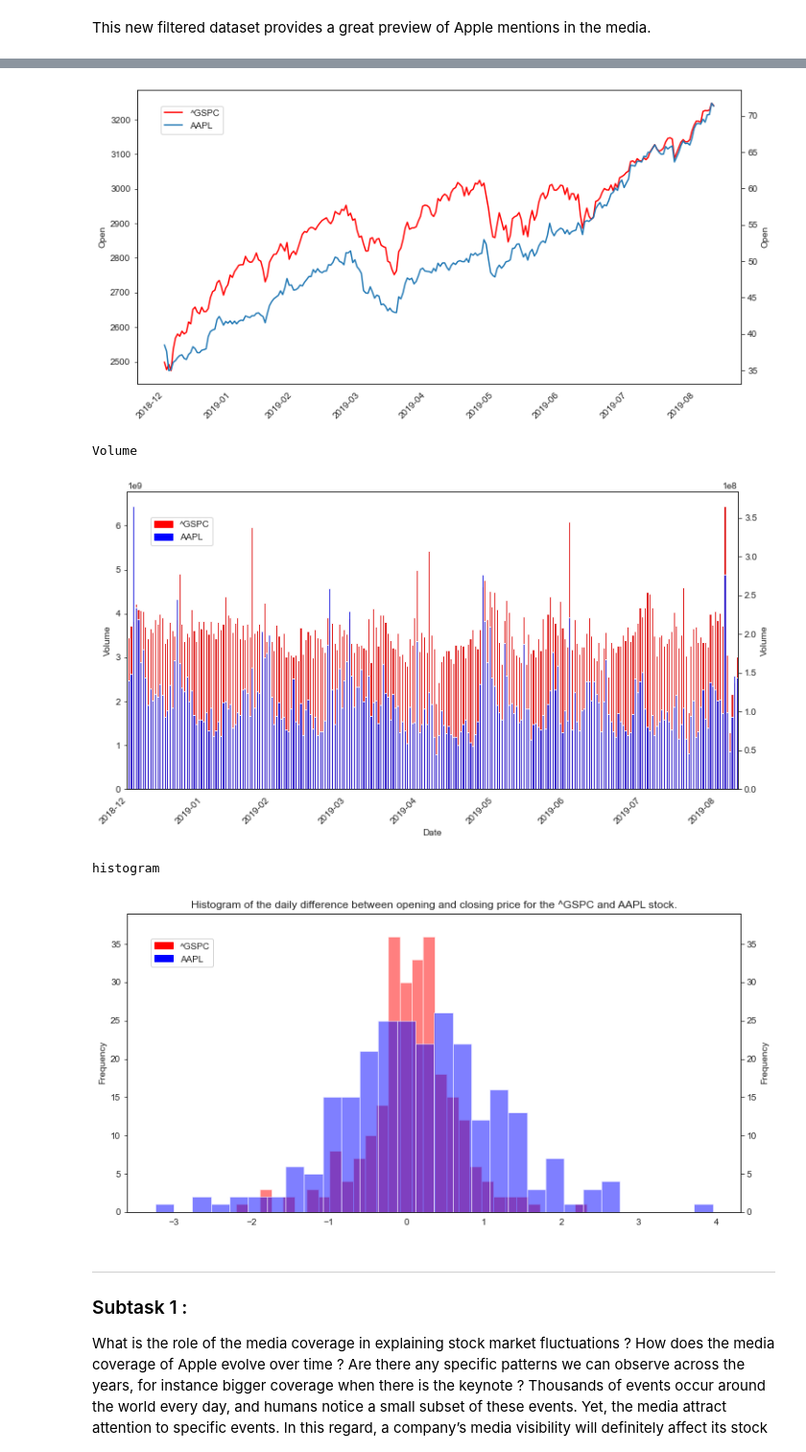
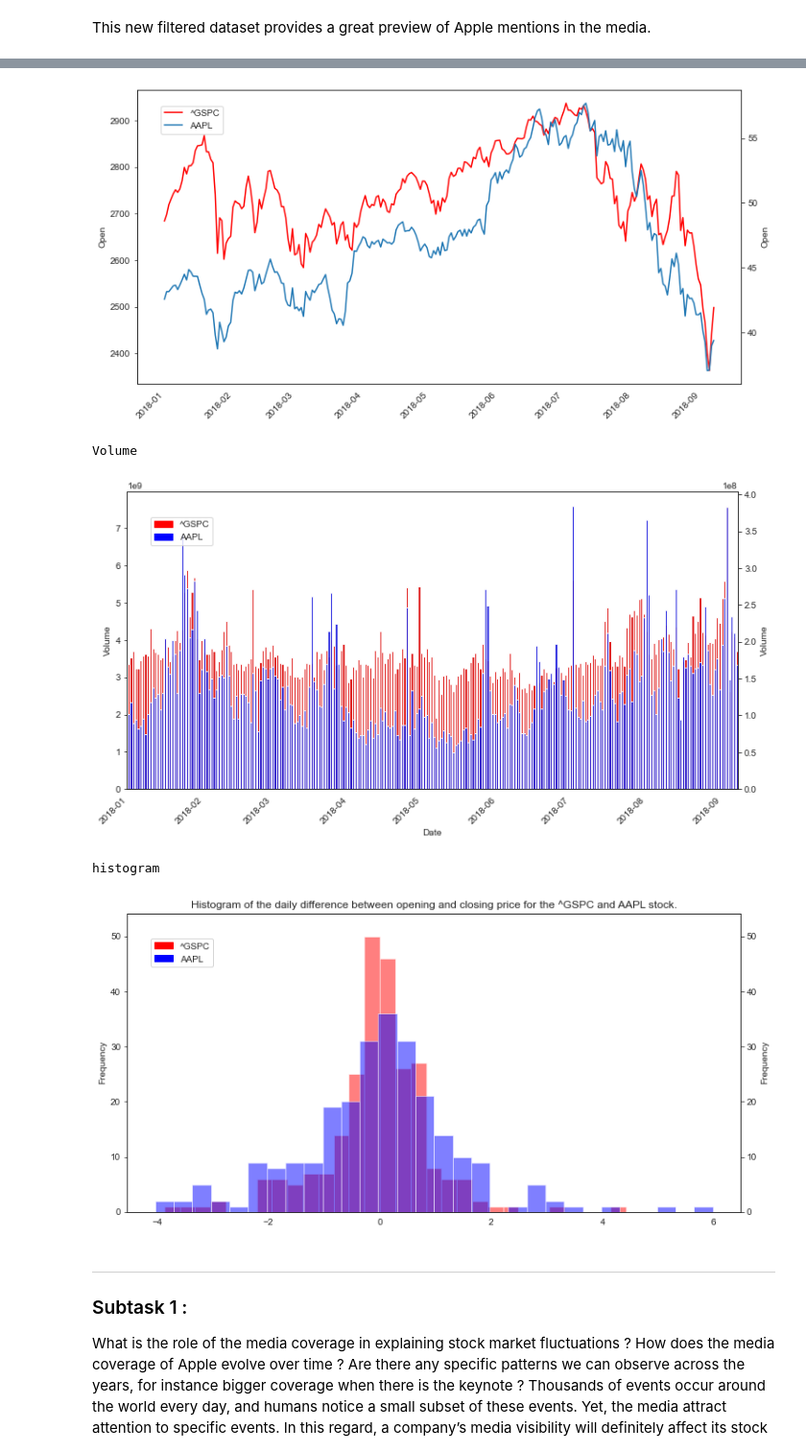
Before and after one commit to raphaelattias/apple-stock-analytics, a Jupyter notebook: main.ipynb, the cells around one changed output, grey strips where cells are left out. Shown at 96% size. Saved outputs shown, nothing was run; the diff lists cells and outputs as text; code cells hidden in the pictures.

```diff
--- a/main.ipynb
+++ b/main.ipynb
@@ -69,0 +81,5 @@ This new filtered dataset provides a great preview of Apple mentions in the medi
+# %%
+apple_ticker = "AAPL"
+year = 2019
+apple_stock = yf.download(apple_ticker, start=f'{year}-01-01', end=f'{year}-12-31', progress = False)
+apple_stock.head()
@@ -94,12 +106,12 @@ We can also observe the distribution of the volume and daily price difference be
 # %%
-compare("^GSPC", "AAPL")
+compare("^GSPC", "AAPL", year = year)
 # %% [output]
 We observe the stock price during the year
-[figure, old version]
+[figure, new version]
 Volume
-[figure, old version]
+[figure, new version]
 histogram
-[figure, old version]
+[figure, new version]
 # %%
 keywords_1_word = ["iphone", "ipad", "imac", "ipod", "macbook", "mac", "airpods", \
         "lightening", "magsafe", "aapl", "iwatch", "itunes", "homepod", "macos", "ios", "ipados", \
```
Also changed, not shown: parts of 6 cells of this notebook, 1 other file.
